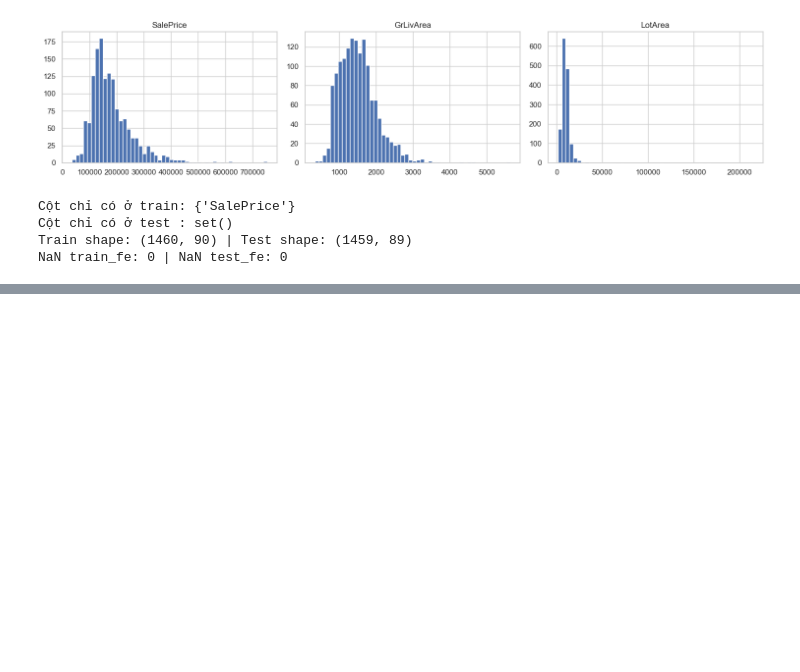
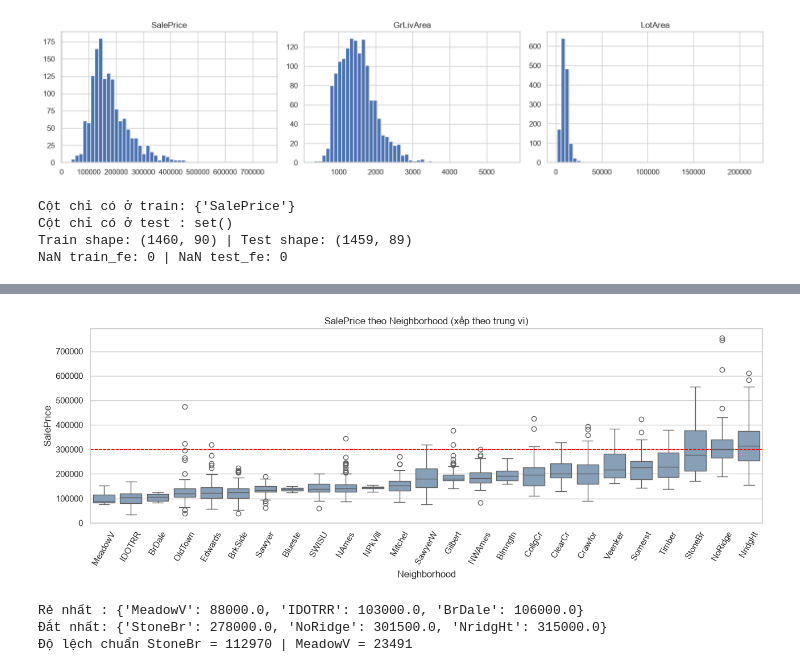
Before and after one commit to thaitran14072006/Machine-learning, a Jupyter notebook: Lab03/Multivariate_Multicollinearity.ipynb, the cells around one changed output, grey strips where cells are left out. Saved outputs shown, nothing was run; the diff lists cells and outputs as text; code cells hidden in the pictures; blank space fills up the shorter version.

```diff
--- a/Lab03/Multivariate_Multicollinearity.ipynb
+++ b/Lab03/Multivariate_Multicollinearity.ipynb
@@ -849,21 +320,0 @@ OSError: Cannot save file into a non-existent directory: '..\Data'
-# %%
-import warnings; warnings.filterwarnings('ignore')
-import numpy as np, pandas as pd
-import matplotlib; matplotlib.use('Agg')
-import matplotlib.pyplot as plt, seaborn as sns
-from scipy import stats
-from statsmodels.stats.outliers_influence import variance_inflation_factor
-%matplotlib inline
-sns.set_theme(style='whitegrid')
-
-df = pd.read_csv('Data/train.csv')
-
-# --- Điền khuyết rút gọn ---
-none_cols = ['PoolQC','MiscFeature','Alley','Fence','FireplaceQu','GarageType','GarageFinish',
-             'GarageQual','GarageCond','BsmtQual','BsmtCond','BsmtExposure','BsmtFinType1',
-             'BsmtFinType2','MasVnrType']
-for c in none_cols: df[c] = df[c].fillna('None')
-for c in ['GarageYrBlt','MasVnrArea']: df[c] = df[c].fillna(0)
-df['LotFrontage'] = df.groupby('Neighborhood')['LotFrontage'].transform(lambda s: s.fillna(s.median()))
-df['Electrical'] = df['Electrical'].fillna(df['Electrical'].mode()[0])
-print(df.shape, '| NaN còn lại:', df.isna().sum().sum())
@@ -1077,0 +443,20 @@ plt.tight_layout(); plt.show()
+# %%
+nb_median = train.groupby('Neighborhood')[TARGET].median().sort_values()
+nb_std = train.groupby('Neighborhood')[TARGET].std()
+
+fig, ax = plt.subplots(figsize=(13, 5))
+sns.boxplot(data=train, x='Neighborhood', y=TARGET, order=nb_median.index,
+            color='#7f9fbf', ax=ax)
+ax.axhline(300000, ls='--', color='red', lw=1)
+ax.tick_params(axis='x', rotation=60)
+ax.set_title('SalePrice theo Neighborhood (xếp theo trung vị)')
+plt.tight_layout(); plt.show()
+
+print('Rẻ nhất :', nb_median.head(3).round(0).to_dict())
+print('Đắt nhất:', nb_median.tail(3).round(0).to_dict())
+print(f"Độ lệch chuẩn StoneBr = {nb_std['StoneBr']:.0f} | MeadowV = {nb_std['MeadowV']:.0f}")
+# %% [output]
+[figure, added]
+Rẻ nhất : {'MeadowV': 88000.0, 'IDOTRR': 103000.0, 'BrDale': 106000.0}
+Đắt nhất: {'StoneBr': 278000.0, 'NoRidge': 301500.0, 'NridgHt': 315000.0}
+Độ lệch chuẩn StoneBr = 112970 | MeadowV = 23491
```
Also changed, not shown: parts of 89 cells of this notebook, 8 other files.
